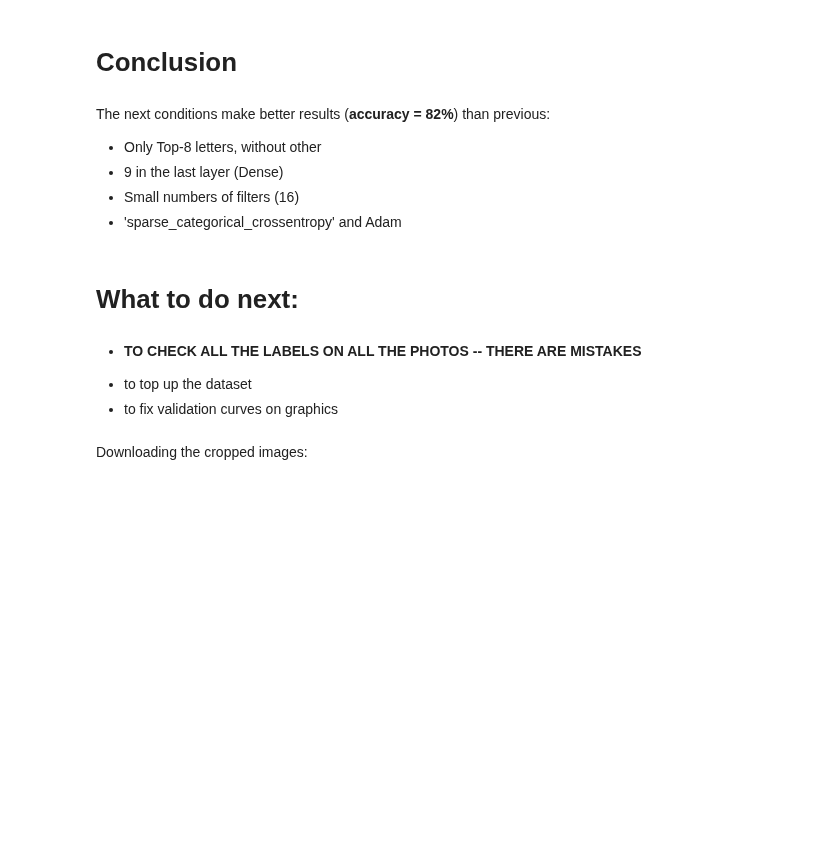
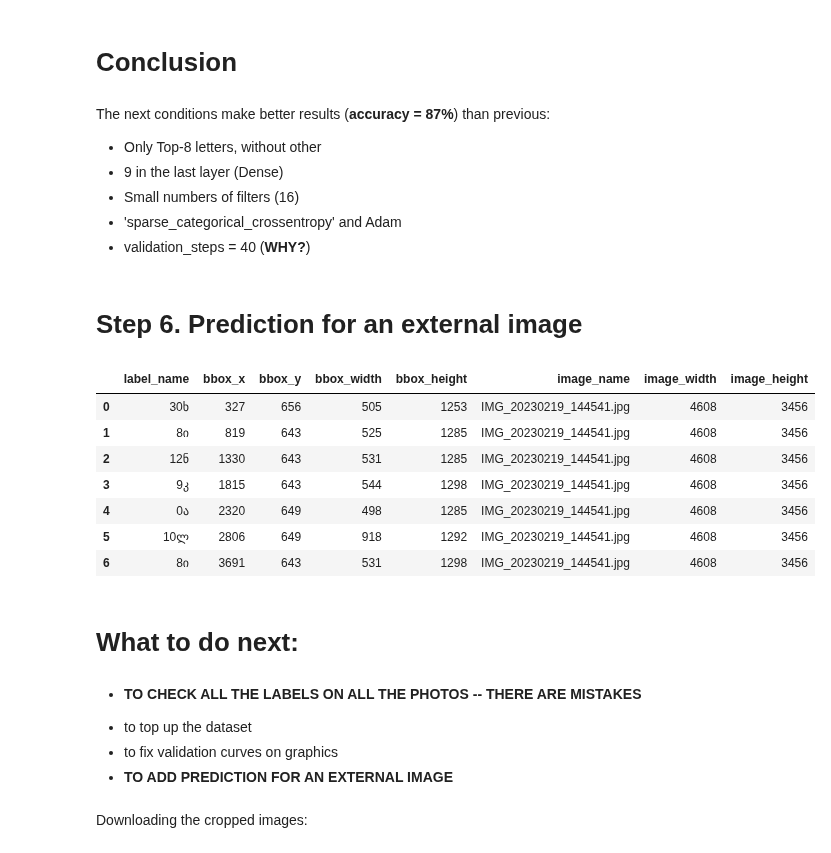
Before and after one commit to am-tropin/georgian-letters, a Jupyter notebook: Georgian_letters_recognition_TF.ipynb, the cells around one changed output. Saved outputs shown, nothing was run; the diff lists cells and outputs as text; code cells hidden in the pictures; blank space fills up the shorter version.

```diff
--- a/Georgian_letters_recognition_TF.ipynb
+++ b/Georgian_letters_recognition_TF.ipynb
@@ -555,12 +575,29 @@ plt.show()
 # %% [markdown]
 # **Conclusion**
 # %% [markdown]
-The next conditions make better results (**accuracy = 82%**) than previous:
+The next conditions make better results (**accuracy = 87%**) than previous:
 
 - Only Top-8 letters, without other
 - 9 in the last layer (Dense)
 - Small numbers of filters (16)
 - 'sparse_categorical_crossentropy' and Adam
+- validation_steps = 40 (**WHY?**)
+# %% [markdown]
+# **Step 6. Prediction for an external image**
+# %%
+predict_img = cv2.imread("/content/georgian-letters-photo-database/georgian_letters_image_database/for_prediction/IMG_20230219_144541.jpg")
+
+predict_labels = pd.read_csv("/content/georgian-letters-photo-database/georgian_letters_image_database/for_prediction/IMG_20230219_144541.csv")
+predict_labels
+# %% [output]
+|  | label_name | bbox_x | bbox_y | bbox_width | bbox_height | image_name | image_width | image_height |
+| 0 | 30ხ | 327 | 656 | 505 | 1253 | IMG_20230219_144541.jpg | 4608 | 3456 |
+| 1 | 8ი | 819 | 643 | 525 | 1285 | IMG_20230219_144541.jpg | 4608 | 3456 |
+| 2 | 12ნ | 1330 | 643 | 531 | 1285 | IMG_20230219_144541.jpg | 4608 | 3456 |
+| 3 | 9კ | 1815 | 643 | 544 | 1298 | IMG_20230219_144541.jpg | 4608 | 3456 |
+| 4 | 0ა | 2320 | 649 | 498 | 1285 | IMG_20230219_144541.jpg | 4608 | 3456 |
+| 5 | 10ლ | 2806 | 649 | 918 | 1292 | IMG_20230219_144541.jpg | 4608 | 3456 |
+| 6 | 8ი | 3691 | 643 | 531 | 1298 | IMG_20230219_144541.jpg | 4608 | 3456 |
 # %% [markdown]
 # **What to do next:**
 # %% [markdown]
@@ -569,6 +606,7 @@ The next conditions make better results (**accuracy = 82%**) than previous:
   <!-- - to view the cropped dataset and remove noisy images (totally black and so on) or maybe to change threshold for black/white masking -->
   - to top up the dataset
   - to fix validation curves on graphics
+  - **TO ADD PREDICTION FOR AN EXTERNAL IMAGE**
 # %% [markdown]
 Downloading the cropped images:
 # %%
```
Also changed, not shown: parts of 16 cells of this notebook.
